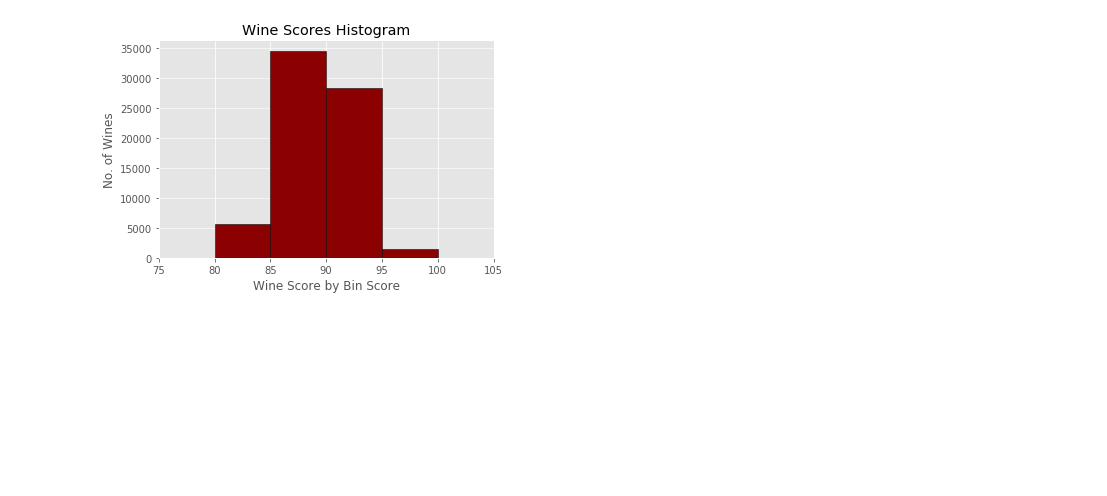
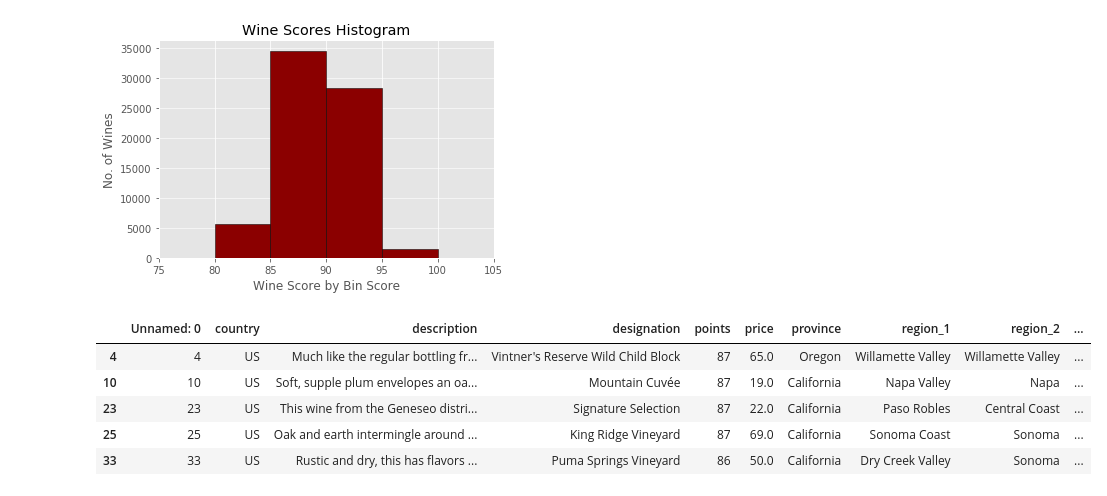
Before and after one commit to j1candel/Wine-Analysis-, a Jupyter notebook: New_Wine_Notebook.ipynb, the cells around one changed output. Drawn from its saved outputs; the diff is of its cells as text; code cells hidden in the pictures; blank space fills up the shorter version.

```diff
--- a/New_Wine_Notebook.ipynb
+++ b/New_Wine_Notebook.ipynb
@@ -149,3 +152,15 @@ x.sort_values()
 111754    100
 Name: points, Length: 70175, dtype: int64
 [figure]
+# %%
+#Filter data by US data only so we can run a weather API for rainfall in US regions
+us_data = clean_data_pd.dropna()
+us_data = us_data[us_data['country']=='US']
+us_data.head()
+# %% [output]
+|  | Unnamed: 0 | country | description | designation | points | price | province | region_1 | region_2 | ... |
+| 4 | 4 | US | Much like the regular bottling fr... | Vintner's Reserve Wild Child Block | 87 | 65.0 | Oregon | Willamette Valley | Willamette Valley | ... |
+| 10 | 10 | US | Soft, supple plum envelopes an oa... | Mountain Cuvée | 87 | 19.0 | California | Napa Valley | Napa | ... |
+| 23 | 23 | US | This wine from the Geneseo distri... | Signature Selection | 87 | 22.0 | California | Paso Robles | Central Coast | ... |
+| 25 | 25 | US | Oak and earth intermingle around ... | King Ridge Vineyard | 87 | 69.0 | California | Sonoma Coast | Sonoma | ... |
+| 33 | 33 | US | Rustic and dry, this has flavors ... | Puma Springs Vineyard | 86 | 50.0 | California | Dry Creek Valley | Sonoma | ... |
```
Also changed, not shown: parts of 2 cells of this notebook, 1 other file.
